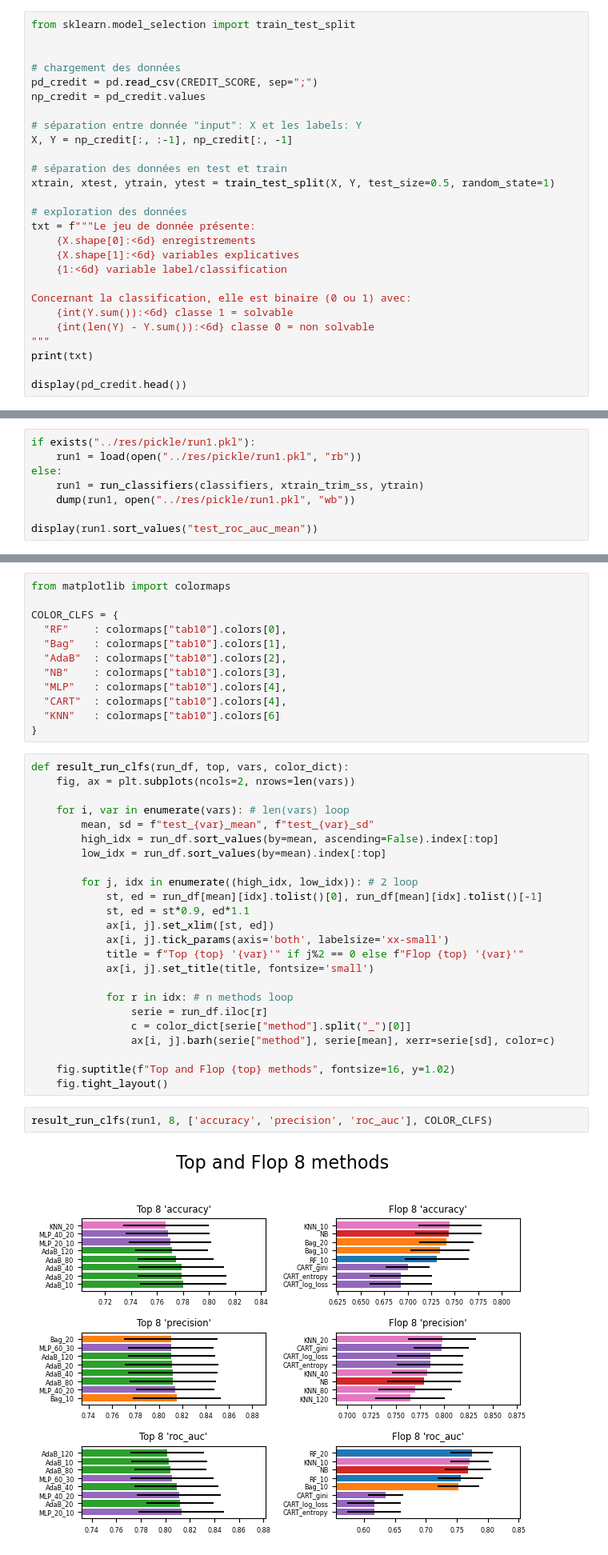
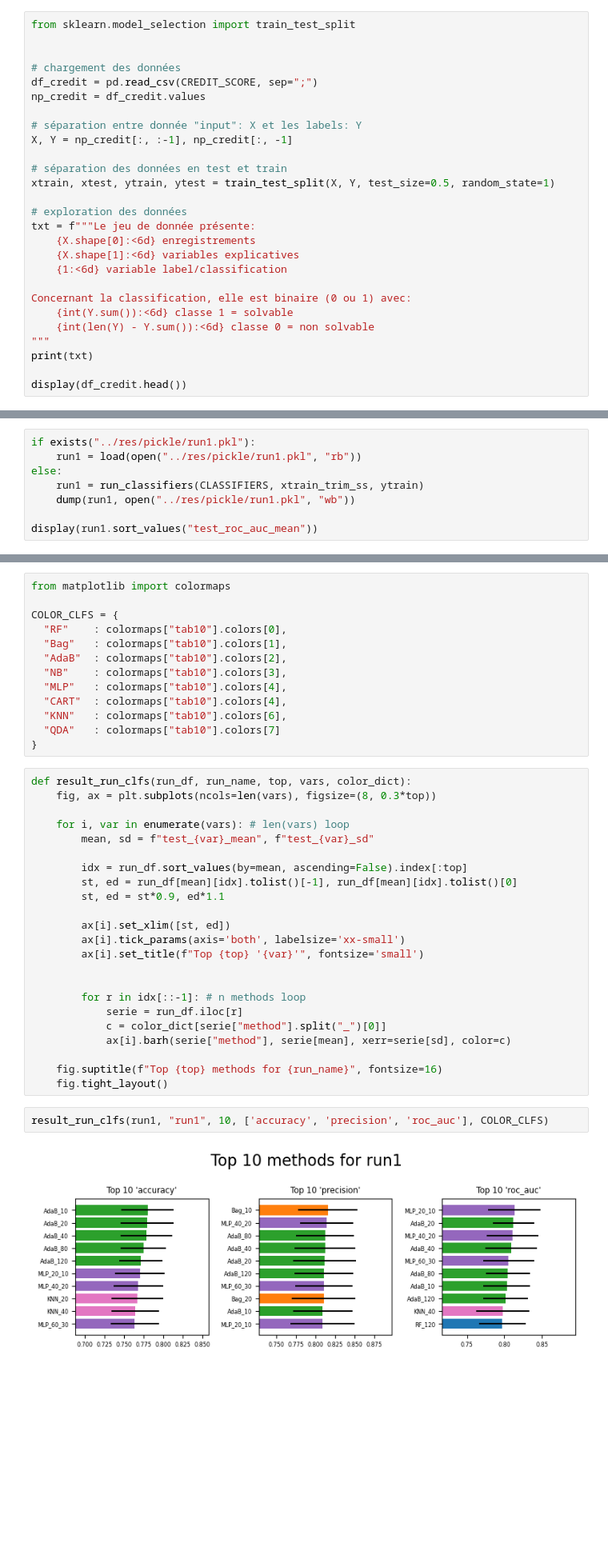
Before and after one commit to tyrosine-rex/tp_taa_apprentissage_supervisee, a Jupyter notebook: source/tp.ipynb, the cells around one changed output, grey strips where cells are left out. Shown: that part at 80% size. Saved outputs shown, nothing was run; the diff lists cells and outputs as text; blank space fills up the shorter version.

```diff
--- a/source/tp.ipynb
+++ b/source/tp.ipynb
@@ -18,8 +18,8 @@ from sklearn.model_selection import train_test_split
 
 
 # chargement des données
-pd_credit = pd.read_csv(CREDIT_SCORE, sep=";")
-np_credit = pd_credit.values
+df_credit = pd.read_csv(CREDIT_SCORE, sep=";")
+np_credit = df_credit.values
 
 # séparation entre donnée "input": X et les labels: Y
 X, Y = np_credit[:, :-1], np_credit[:, -1]
@@ -39,7 +39,7 @@ Concernant la classification, elle est binaire (0 ou 1) avec:
 """
 print(txt)
 
-display(pd_credit.head())
+display(df_credit.head())
 # %% [output]
 Le jeu de donnée présente:
     4375   enregistrements
@@ -589,7 +597,7 @@ def run_classifiers(sk_func_dict, X, Y, scores=['accuracy', 'precision', 'roc_au
 if exists("../res/pickle/run1.pkl"):
     run1 = load(open("../res/pickle/run1.pkl", "rb"))
 else:
-    run1 = run_classifiers(classifiers, xtrain_trim_ss, ytrain)
+    run1 = run_classifiers(CLASSIFIERS, xtrain_trim_ss, ytrain)
     dump(run1, open("../res/pickle/run1.pkl", "wb"))
 
 display(run1.sort_values("test_roc_auc_mean"))
@@ -621,36 +629,36 @@ COLOR_CLFS = {
   "NB"    : colormaps["tab10"].colors[3],
   "MLP"   : colormaps["tab10"].colors[4],
   "CART"  : colormaps["tab10"].colors[4],
-  "KNN"   : colormaps["tab10"].colors[6]
+  "KNN"   : colormaps["tab10"].colors[6],
+  "QDA"   : colormaps["tab10"].colors[7]
 }
 # %%
-def result_run_clfs(run_df, top, vars, color_dict):
-    fig, ax = plt.subplots(ncols=2, nrows=len(vars))
+def result_run_clfs(run_df, run_name, top, vars, color_dict):
+    fig, ax = plt.subplots(ncols=len(vars), figsize=(8, 0.3*top))
 
     for i, var in enumerate(vars): # len(vars) loop
         mean, sd = f"test_{var}_mean", f"test_{var}_sd"
-        high_idx = run_df.sort_values(by=mean, ascending=False).index[:top]
-        low_idx = run_df.sort_values(by=mean).index[:top]
 
-        for j, idx in enumerate((high_idx, low_idx)): # 2 loop
-            st, ed = run_df[mean][idx].tolist()[0], run_df[mean][idx].tolist()[-1]
-            st, ed = st*0.9, ed*1.1
-            ax[i, j].set_xlim([st, ed])
-            ax[i, j].tick_params(axis='both', labelsize='xx-small')
-            title = f"Top {top} '{var}'" if j%2 == 0 else f"Flop {top} '{var}'"
-            ax[i, j].set_title(title, fontsize='small')
+        idx = run_df.sort_values(by=mean, ascending=False).index[:top]
+        st, ed = run_df[mean][idx].tolist()[-1], run_df[mean][idx].tolist()[0]
+        st, ed = st*0.9, ed*1.1
 
-            for r in idx: # n methods loop
-                serie = run_df.iloc[r]
-                c = color_dict[serie["method"].split("_")[0]]
-                ax[i, j].barh(serie["method"], serie[mean], xerr=serie[sd], color=c)
+        ax[i].set_xlim([st, ed])
+        ax[i].tick_params(axis='both', labelsize='xx-small')
+        ax[i].set_title(f"Top {top} '{var}'", fontsize='small')
 
-    fig.suptitle(f"Top and Flop {top} methods", fontsize=16, y=1.02)
+
+        for r in idx[::-1]: # n methods loop
+            serie = run_df.iloc[r]
+            c = color_dict[serie["method"].split("_")[0]]
+            ax[i].barh(serie["method"], serie[mean], xerr=serie[sd], color=c)
+
+    fig.suptitle(f"Top {top} methods for {run_name}", fontsize=16)
     fig.tight_layout()
 # %%
-result_run_clfs(run1, 8, ['accuracy', 'precision', 'roc_auc'], COLOR_CLFS)
+result_run_clfs(run1, "run1", 10, ['accuracy', 'precision', 'roc_auc'], COLOR_CLFS)
 # %% [output]
-[figure, old version]
+[figure, new version]
 # %% [markdown]
 # II) Apprentissage supervisé : Données hétérogènes
 
```
Also changed, not shown: parts of 15 cells of this notebook.
